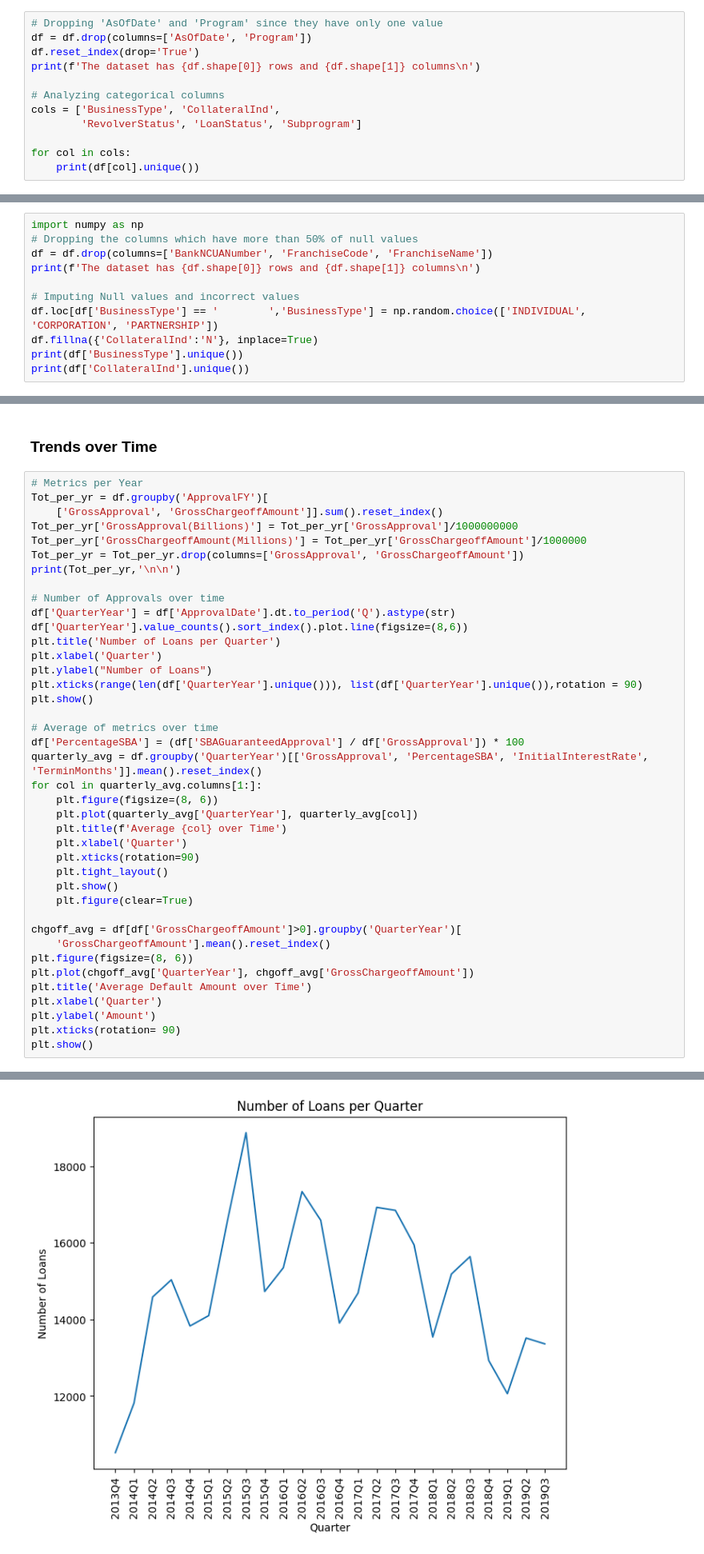
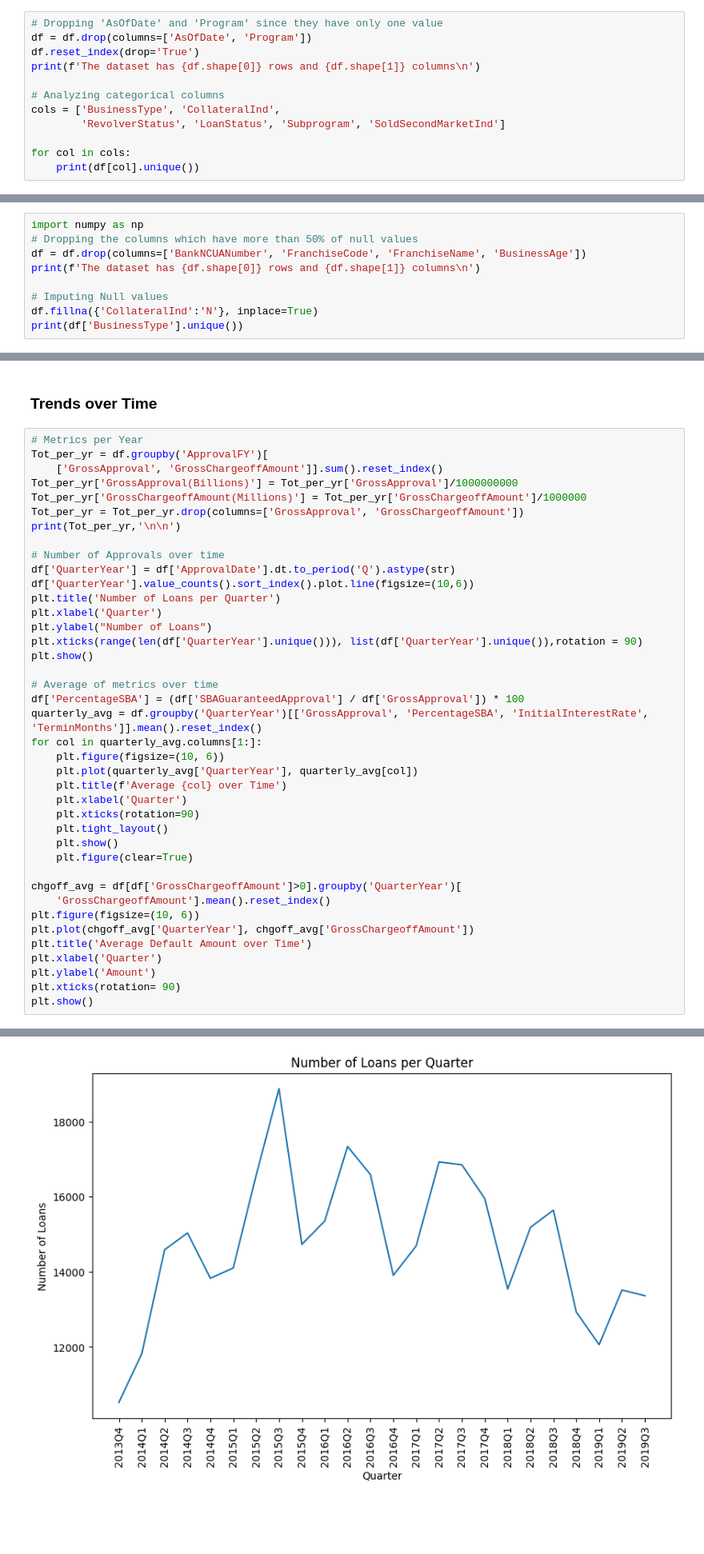
Before and after one commit to DineshDK672/Ryewalk_assignment, a Jupyter notebook: 01_EDA.ipynb, the cells around one changed output, grey strips where cells are left out. Shown at 80% size. Cells and saved outputs as stored; diff of their text form; blank space fills up the shorter version.

```diff
--- a/01_EDA.ipynb
+++ b/01_EDA.ipynb
@@ -58,7 +58,7 @@ print(f'The dataset has {df.shape[0]} rows and {df.shape[1]} columns\n')
 
 # Analyzing categorical columns
 cols = ['BusinessType', 'CollateralInd',
-        'RevolverStatus', 'LoanStatus', 'Subprogram']
+        'RevolverStatus', 'LoanStatus', 'Subprogram', 'SoldSecondMarketInd']
 
 for col in cols:
     print(df[col].unique())
@@ -132,12 +137,10 @@ plt.show()
 # %%
 import numpy as np
 # Dropping the columns which have more than 50% of null values
-df = df.drop(columns=['BankNCUANumber', 'FranchiseCode', 'FranchiseName'])
+df = df.drop(columns=['BankNCUANumber', 'FranchiseCode', 'FranchiseName', 'BusinessAge'])
 print(f'The dataset has {df.shape[0]} rows and {df.shape[1]} columns\n')
 
-# Imputing Null values and incorrect values
-df.loc[df['BusinessType'] == '        ','BusinessType'] = np.random.choice(['INDIVIDUAL', 'CORPORATION', 'PARTNERSHIP'])
+# Imputing Null values
 df.fillna({'CollateralInd':'N'}, inplace=True)
 print(df['BusinessType'].unique())
-print(df['CollateralInd'].unique())
 # %% [output]
@@ -267,7 +281,7 @@ print(Tot_per_yr,'\n\n')
 
 # Number of Approvals over time
 df['QuarterYear'] = df['ApprovalDate'].dt.to_period('Q').astype(str)
-df['QuarterYear'].value_counts().sort_index().plot.line(figsize=(8,6))
+df['QuarterYear'].value_counts().sort_index().plot.line(figsize=(10,6))
 plt.title('Number of Loans per Quarter')
 plt.xlabel('Quarter')
 plt.ylabel("Number of Loans")
@@ -278,7 +292,7 @@ plt.show()
 df['PercentageSBA'] = (df['SBAGuaranteedApproval'] / df['GrossApproval']) * 100
 quarterly_avg = df.groupby('QuarterYear')[['GrossApproval', 'PercentageSBA', 'InitialInterestRate', 'TerminMonths']].mean().reset_index()
 for col in quarterly_avg.columns[1:]:
-    plt.figure(figsize=(8, 6))
+    plt.figure(figsize=(10, 6))
     plt.plot(quarterly_avg['QuarterYear'], quarterly_avg[col])
     plt.title(f'Average {col} over Time')
     plt.xlabel('Quarter')
@@ -289,7 +303,7 @@ for col in quarterly_avg.columns[1:]:
 
 chgoff_avg = df[df['GrossChargeoffAmount']>0].groupby('QuarterYear')[
     'GrossChargeoffAmount'].mean().reset_index()
-plt.figure(figsize=(8, 6))
+plt.figure(figsize=(10, 6))
 plt.plot(chgoff_avg['QuarterYear'], chgoff_avg['GrossChargeoffAmount'])
 plt.title('Average Default Amount over Time')
 plt.xlabel('Quarter')
@@ -307 +321 @@ plt.show()
-[figure, old version]
+[figure, new version]
```
Also changed, not shown: parts of 13 cells of this notebook.
